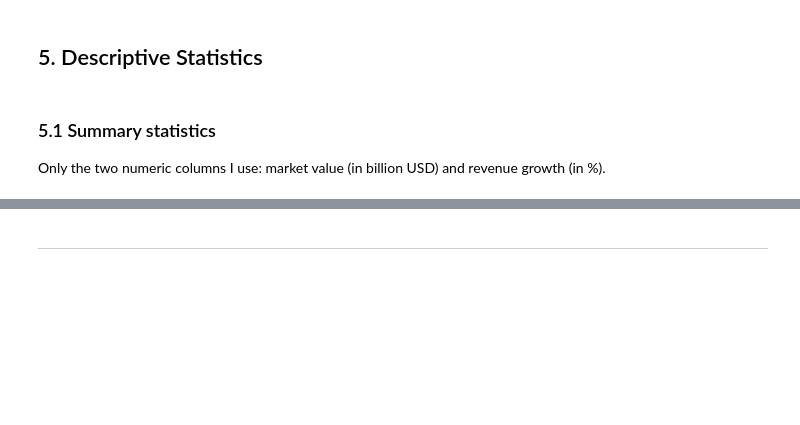
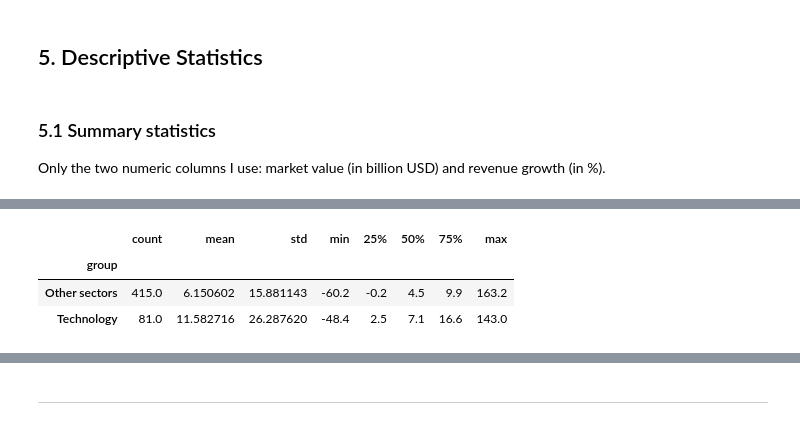
Before and after one commit to Tobolove/sp500-tech-concentration-analysis, a Jupyter notebook: analysis.ipynb, the cells around one changed output, grey strips where cells are left out. Cells and saved outputs as stored; diff of their text form; code cells hidden in the pictures; blank space fills up the shorter version.

```diff
--- a/analysis.ipynb
+++ b/analysis.ipynb
@@ -498,0 +678,9 @@ Only the two numeric columns I use: market value (in billion USD) and revenue gr
+# %%
+# DESCRIBE by group
+group_summary = df.groupby("group")["revenue_growth_pct"].describe()
+group_summary
+# %% [output]
+|  | count | mean | std | min | 25% | 50% | 75% | max |
+| group |  |  |  |  |  |  |  |  |
+| Other sectors | 415.0 | 6.150602 | 15.881143 | -60.2 | -0.2 | 4.5 | 9.9 | 163.2 |
+| Technology | 81.0 | 11.582716 | 26.287620 | -48.4 | 2.5 | 7.1 | 16.6 | 143.0 |
```
Also changed, not shown: parts of 16 cells of this notebook.
